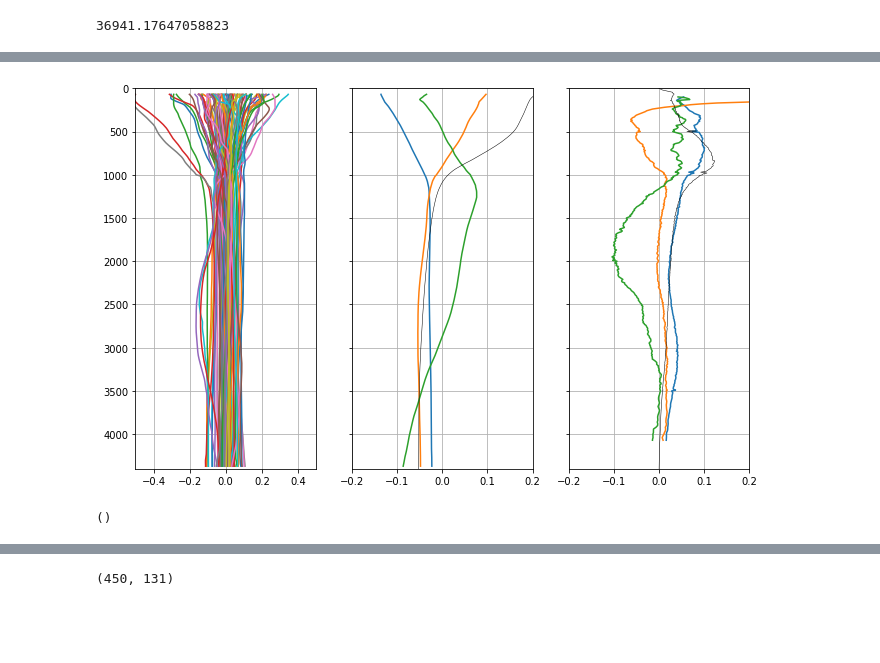
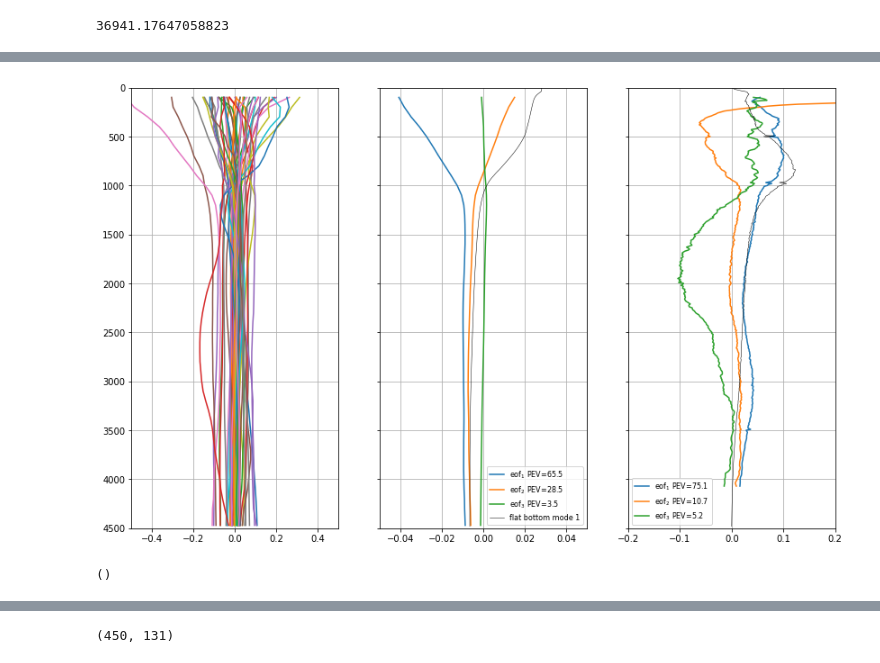
Before and after one commit to jakesteinberg/geostrophic_turbulence, a Jupyter notebook: bats_dg_2015_mode_projections.ipynb, the cells around one changed output, grey strips where cells are left out. Drawn from its saved outputs; the diff is of its cells as text; code cells hidden in the pictures; blank space fills up the shorter version.

```diff
--- a/bats_dg_2015_mode_projections.ipynb
+++ b/bats_dg_2015_mode_projections.ipynb
@@ -611,3 +635,12 @@ for i in range(np.shape(mw_v_good)[1]):
     v_reg[:, i] = np.interp(grid_reg, grid, mw_v_good[:, i])
     eta_reg_0[:, i] = np.interp(grid_reg, grid, Eta_ordered[:, i])
 n2_reg = np.interp(grid_reg, grid, N2_tot)
+# %%
+grid_sub_i = [10, 50, 100, 150, 200, 250, 300, 350, 400, 447]
+grid_sub_i = [10, 20, 30, 40, 50, 60, 70, 80, 90, 100,
+              110, 120, 130, 140, 150, 160, 170, 180, 190, 200,
+              210, 220, 230, 240, 250, 260, 270, 280, 290, 300,
+              310, 320, 330, 340, 350, 360, 370, 380, 390, 400,
+              410, 420, 430, 447]
+print(grid_reg[grid_sub_i])
+np.shape(v_reg)
@@ -615,18 +653,14 @@ n2_reg = np.interp(grid_reg, grid, N2_tot)
 # --- EOF of velocity profiles (for whole mission)
 check1 = 7      # upper index to include in eof computation
 check2 = -10     # lower index to include in eof computation
-
-# grid_check = grid[check1:check2]
-# V4 = mw_v_good[check1:check2, :].copy()
-grid_check = grid_reg[check1:check2]
-V4 = v_reg[check1:check2, :].copy()
+grid_check = grid_reg[grid_sub_i]
+V4 = v_reg[grid_sub_i, :].copy()
 
 # orient such that all are the same sign
 # for i in range(np.shape(V4)[1]):
 #     up_avg = np.nanmean(V4[0:100, i])
 #     if up_avg < 0:
 #         V4[:, i] = -1.0 * V4[:, i]
-
 weights = (10**(1/2))*np.sqrt(n2_reg[check1:check2])
 
 # velocity EOFS
@@ -640,7 +674,6 @@ Uzqa = Uzq - np.transpose(np.tile(avg_Uzq, [nq, 1]))  # velocity anomaly matrix
 # Uzqa = Uzqa_0*(np.transpose(np.tile(weights, [nq, 1])))  # multiply by weights
 cov_Uzqa = (1. / nq) * np.matrix(Uzqa) * np.matrix(np.transpose(Uzqa))
 D_Uzqa, V_Uzqa = np.linalg.eig(cov_Uzqa)
-
 t1 = np.real(D_Uzqa[0:15])
 PEV = t1 / np.sum(t1)
 
@@ -680,27 +701,31 @@ array([   0,    5,   10,   15,   20,   25,   30,   35,   40,   45,   50,
 # %%
-plt.rcParams['figure.figsize'] = 11, 7
+plt.rcParams['figure.figsize'] = 14, 9
 f, (ax1, ax2, ax3) = plt.subplots(1, 3, sharey=True)
 for i in range(np.shape(Uzqa)[1]):
     ax1.plot(Uzqa[:, i], grid_check)
 ax1.set_xlim([-.5, .5])
-ax1.set_ylim([0, 4400])
+ax1.set_ylim([0, 4500])
 ax1.invert_yaxis()
 ax1.grid()
-ax2.plot(V_Uzqa[:, 0], grid_check)
-ax2.plot(V_Uzqa[:, 1], grid_check)
-ax2.plot(V_Uzqa[:, 2], grid_check)
-ax2.plot(1.0 * (Gz[:, 1])*0.08, grid, color='k', linewidth=0.5)
-ax2.set_xlim([-.2, .2])
+ax2.plot(np.real(D_Uzqa[0])*np.real(V_Uzqa[:, 0]), grid_check, label=r'eof$_1$ PEV=' + str(np.round(PEV[0]*100,1)))
+ax2.plot(np.real(D_Uzqa[1])*np.real(V_Uzqa[:, 1]), grid_check, label=r'eof$_2$ PEV=' + str(np.round(PEV[1]*100,1)))
+ax2.plot(np.real(D_Uzqa[2])*np.real(V_Uzqa[:, 2]), grid_check, label=r'eof$_3$ PEV=' + str(np.round(PEV[2]*100,1)))
+ax2.plot(1.0 * (Gz[:, 1])*0.01, grid, color='k', linewidth=0.5, label='flat bottom mode 1')
+handles, labels = ax2.get_legend_handles_labels()
+ax2.legend(handles, labels, fontsize=8)
+ax2.set_xlim([-.05, .05])
 ax2.grid()
-ax3.plot(V_eta_qa[:, 0], grid_check_e)
-ax3.plot(V_eta_qa[:, 1], grid_check_e)
-ax3.plot(V_eta_qa[:, 3], grid_check_e)
+ax3.plot(V_eta_qa[:, 0], grid_check_e, label=r'eof$_1$ PEV=' + str(np.round(PEV_eta[0]*100,1)))
+ax3.plot(V_eta_qa[:, 1], grid_check_e, label=r'eof$_2$ PEV=' + str(np.round(PEV_eta[1]*100,1)))
+ax3.plot(V_eta_qa[:, 3], grid_check_e, label=r'eof$_3$ PEV=' + str(np.round(PEV_eta[2]*100,1)))
 ax3.plot(-1.0 * (np.sqrt(N2_tot) * G[:, 1])*0.015, grid, color='k', linewidth=0.5)
 # ax3.plot(1.0 * (np.sqrt(N2_tot) * G[:, 2])*0.015, grid, color='k', linewidth=0.5)
+handles, labels = ax3.get_legend_handles_labels()
+ax3.legend(handles, labels, fontsize=8)
 ax3.set_xlim([-.2, .2])
 plot_pro(ax3)
 # %% [output]
-[figure, old version]
+[figure, new version]
 ()
 # %%
 # look at zero crossings
```
Also changed, not shown: parts of 8 cells of this notebook, 4 other files.
